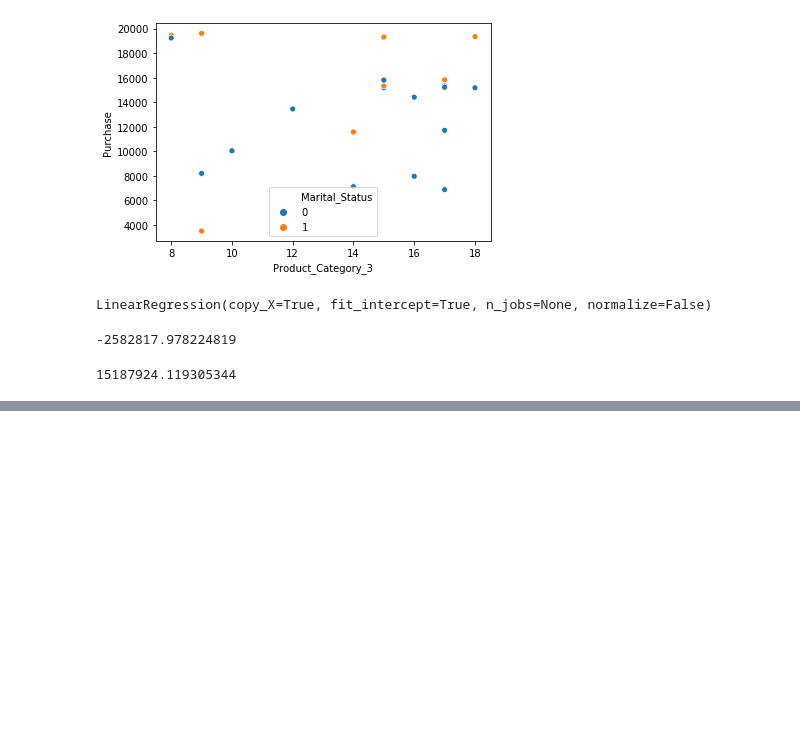
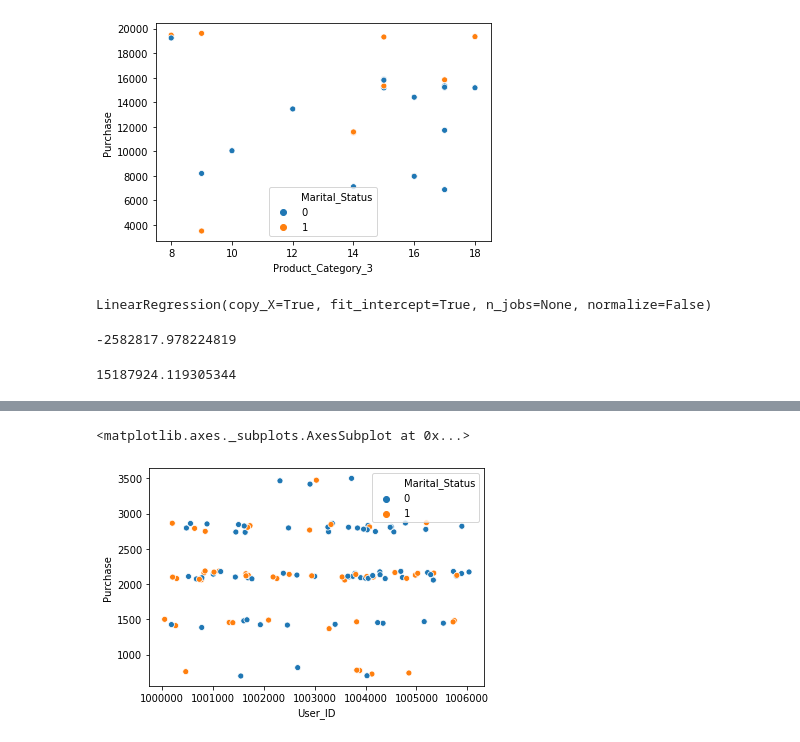
Before and after one commit to joseh4/Predicting_Black_Friday_Shopping_Purcahses, a Jupyter notebook: EDA_notebook.ipynb, the cells around one changed output, grey strips where cells are left out. Saved outputs shown, nothing was run; the diff lists cells and outputs as text; code cells hidden in the pictures; blank space fills up the shorter version.

Commit message:
eda of users and products

```diff
--- a/EDA_notebook.ipynb
+++ b/EDA_notebook.ipynb
@@ -1103,0 +1236,7 @@ mean_squared_error(y_test, y_hat)
+# %%
+graph_a=df.loc[df['Product_ID']=='P0094342']
+# %%
+sns.scatterplot(x = graph_a.User_ID, y = graph_a.Purchase, hue = graph_a.Marital_Status)
+# %% [output]
+<matplotlib.axes._subplots.AxesSubplot at 0x...>
+[figure, added]
```
Also changed, not shown: parts of 18 cells of this notebook.
